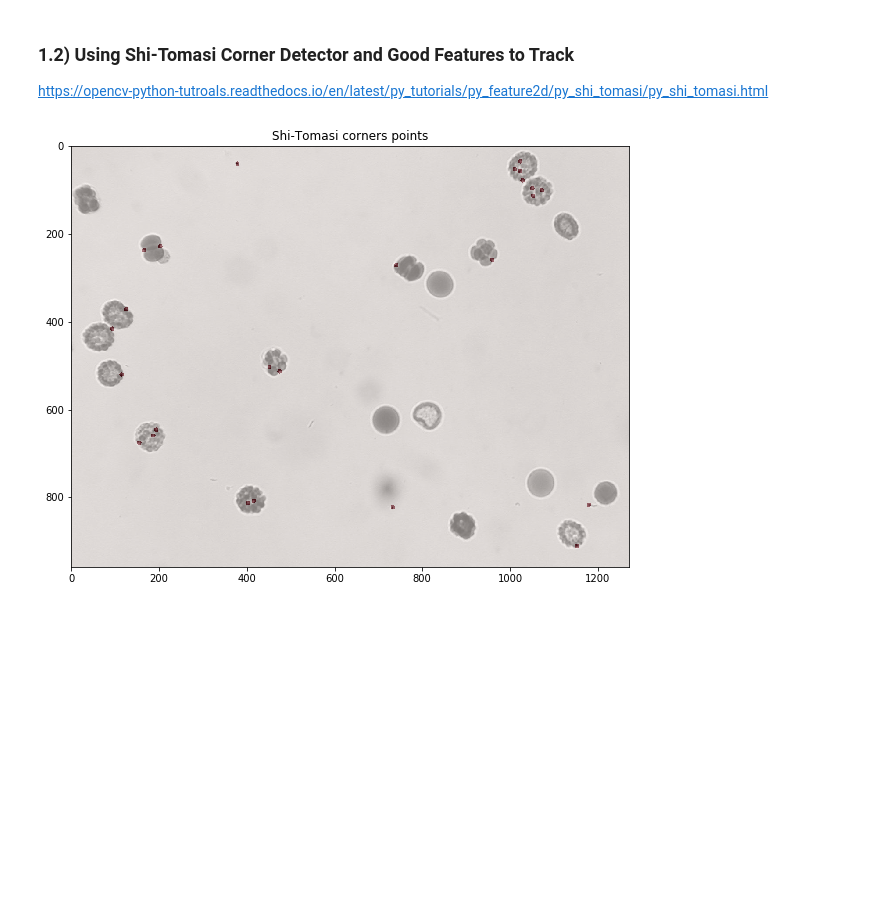
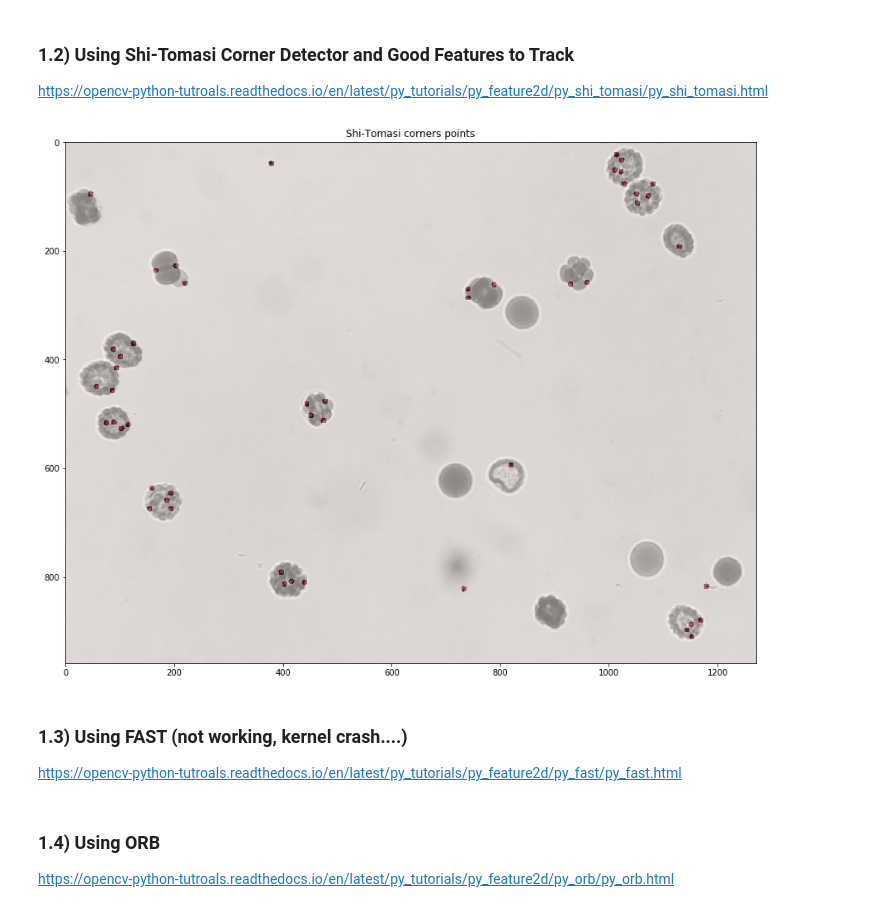
Before and after one commit to UniversalBuilder/Python-and-Microscopy, a Jupyter notebook: Features, detectors and descriptors in OpenCV.ipynb, the cells around one changed output. Drawn from its saved outputs; the diff is of its cells as text; code cells hidden in the pictures; blank space fills up the shorter version.

```diff
--- a/Features, detectors and descriptors in OpenCV.ipynb
+++ b/Features, detectors and descriptors in OpenCV.ipynb
@@ -45,20 +45,24 @@ plt.title('Harris corners points');
 
 https://opencv-python-tutroals.readthedocs.io/en/latest/py_tutorials/py_feature2d/py_shi_tomasi/py_shi_tomasi.html
 # %%
-shi_tomasi_points = cv2.goodFeaturesToTrack(img_gray_float, 25, 0.01, 10)
+shi_tomasi_points = cv2.goodFeaturesToTrack(img_gray_float, 50, 0.01, 10)
 corners = np.int0(shi_tomasi_points)
 
 shi_tomasi_img = np.zeros((img.shape[0], img.shape[1]))
 
 for i in corners:
     x,y = i.ravel()
     cv2.circle(shi_tomasi_img,(x,y),5,255,-1)
 
-fig3 = plt.figure(figsize=(10,10))
+fig3 = plt.figure(figsize=(15,15))
 
 fig3.add_subplot(1,1,1)
 plt.imshow(img_gray_float, cmap='gray')
 plt.imshow(shi_tomasi_img, alpha=0.5, cmap='Reds')
 plt.title('Shi-Tomasi corners points');
 # %% [output]
-[figure, old version]
+[figure, new version]
+# %% [markdown]
+### 1.3) Using FAST (not working, kernel crash....)
+
+https://opencv-python-tutroals.readthedocs.io/en/latest/py_tutorials/py_feature2d/py_fast/py_fast.html
@@ -64,0 +79,4 @@ plt.title('Shi-Tomasi corners points');
+# %% [markdown]
+### 1.4) Using ORB
+
+https://opencv-python-tutroals.readthedocs.io/en/latest/py_tutorials/py_feature2d/py_orb/py_orb.html
```
Also changed, not shown: parts of 6 cells of this notebook.
